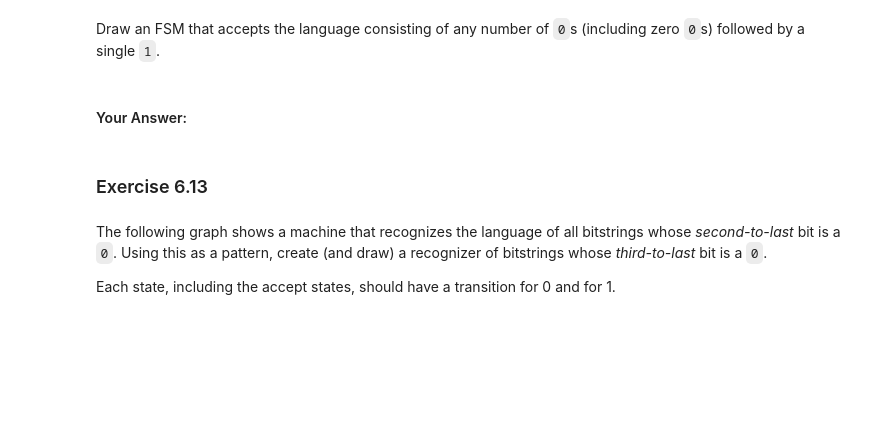
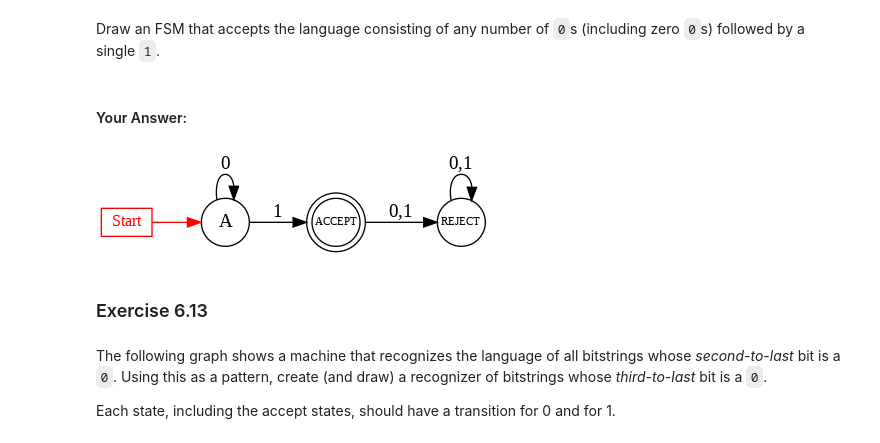
Before and after one commit to Crobe182/CSE210-HW, a Jupyter notebook: homework/homework-06.ipynb, the cells around one changed output. Saved outputs shown, nothing was run; the diff lists cells and outputs as text; code cells hidden in the pictures; blank space fills up the shorter version.

```diff
--- a/homework/homework-06.ipynb
+++ b/homework/homework-06.ipynb
@@ -516,6 +516,26 @@ All bitstrings that end in a 1.
 Draw an FSM that accepts the language consisting of any number of `0`s (including zero `0`s) followed by a single `1`.
 # %% [markdown]
 #### Your Answer:
+# %%
+dot = '''
+digraph {
+    rankdir=LR;
+    0 [shape=rect, label="Start", color="red", fontcolor="red", fontsize=12, width=0.5, height=0.25];
+    node [shape=circle]; A;
+    node [shape=circle, fontsize=8, margin=0]; REJECT;
+    node [shape=doublecircle, margin=0, fontsize=8]; ACCEPT;
+    0->A [color=red];
+    A->A [label=0];
+    A->ACCEPT [label=1];
+    ACCEPT->REJECT [label="0,1"];
+    REJECT->REJECT [label="0,1"];
+}
+'''
+from graphviz import Source
+from IPython.display import Image
+display(Image(Source(dot, format='png').render()))
+# %% [output]
+[figure, added]
 # %% [markdown]
 ### Exercise 6.13
 # %% [markdown]
```
Also changed, not shown: parts of 2 cells of this notebook.
